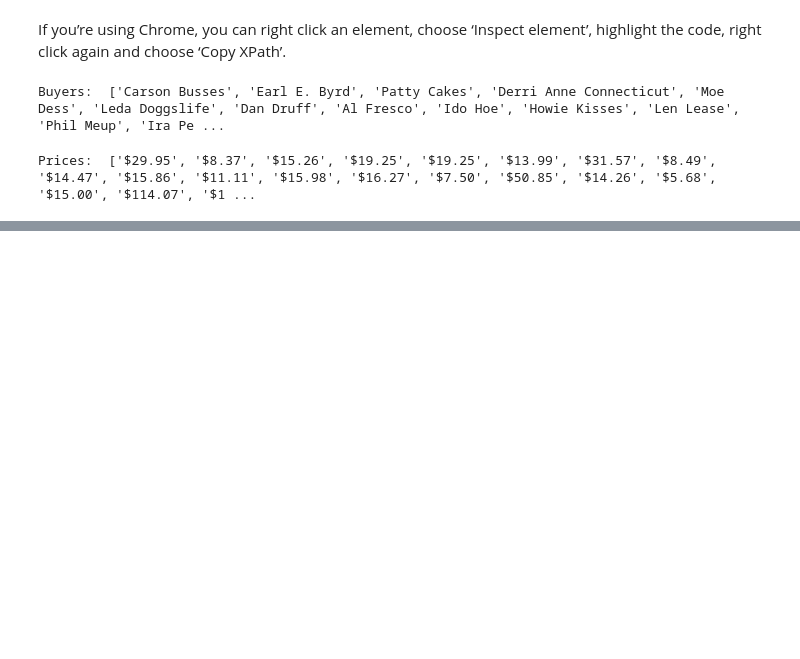
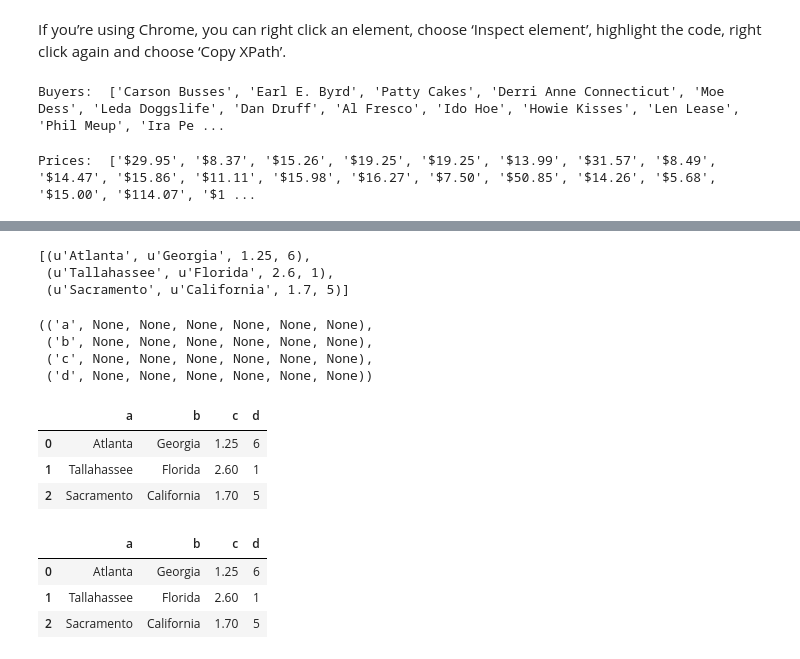
Before and after one commit to t-redactyl/Python-for-data-analysis, a Jupyter notebook: pfda_chapter_6.ipynb, the cells around one changed output, grey strips where cells are left out. Cells and saved outputs as stored; diff of their text form; code cells hidden in the pictures; blank space fills up the shorter version.

```diff
--- a/pfda_chapter_6.ipynb
+++ b/pfda_chapter_6.ipynb
@@ -390,0 +491,13 @@ Prices:  ['$29.95', '$8.37', '$15.26', '$19.25', '$19.25', '$13.99', '$31.57', '
+# %%
+# Interact with databases
+import sqlite3
+
+query = """
+CREATE TABLE test
+(a VARCHAR(20), b VARCHAR(20),
+ c REAL,        d INTEGER
+);"""
+
+con = sqlite3.connect(':memory:')
+con.execute(query)
+con.commit()
@@ -390,0 +512,30 @@ Prices:  ['$29.95', '$8.37', '$15.26', '$19.25', '$19.25', '$13.99', '$31.57', '
+# %%
+cursor = con.execute('select * from test')
+rows = cursor.fetchall()
+rows
+# %% [output]
+[(u'Atlanta', u'Georgia', 1.25, 6),
+ (u'Tallahassee', u'Florida', 2.6, 1),
+ (u'Sacramento', u'California', 1.7, 5)]
+# %%
+cursor.description
+# %% [output]
+(('a', None, None, None, None, None, None),
+ ('b', None, None, None, None, None, None),
+ ('c', None, None, None, None, None, None),
+ ('d', None, None, None, None, None, None))
+# %%
+DataFrame(rows, columns = zip(*cursor.description)[0])
+# %% [output]
+|  | a | b | c | d |
+| 0 | Atlanta | Georgia | 1.25 | 6 |
+| 1 | Tallahassee | Florida | 2.60 | 1 |
+| 2 | Sacramento | California | 1.70 | 5 |
+# %%
+import pandas.io.sql as sql
+sql.read_sql('select * from test', con)
+# %% [output]
+|  | a | b | c | d |
+| 0 | Atlanta | Georgia | 1.25 | 6 |
+| 1 | Tallahassee | Florida | 2.60 | 1 |
+| 2 | Sacramento | California | 1.70 | 5 |
```
Also changed, not shown: parts of 11 cells of this notebook.
